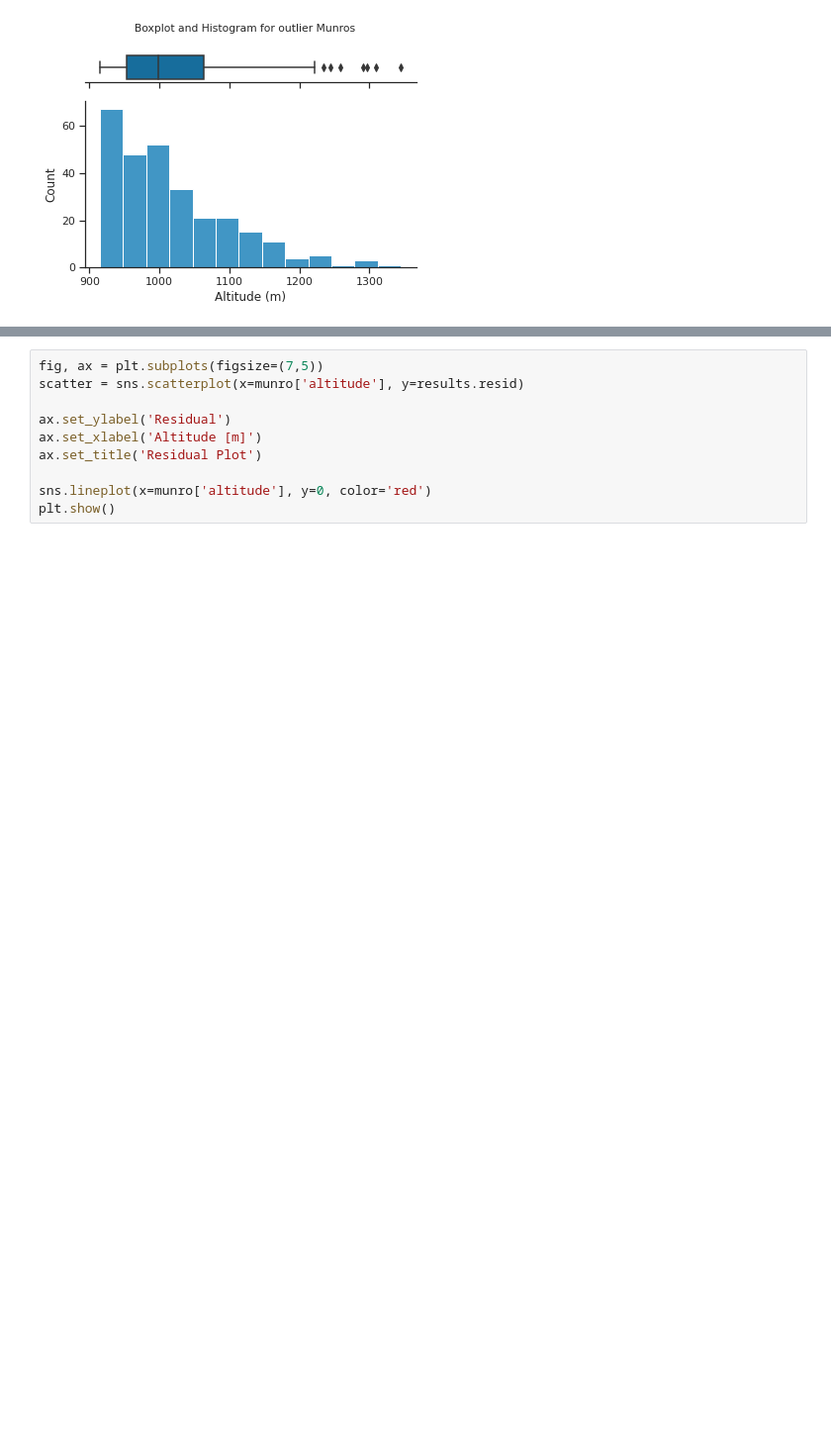
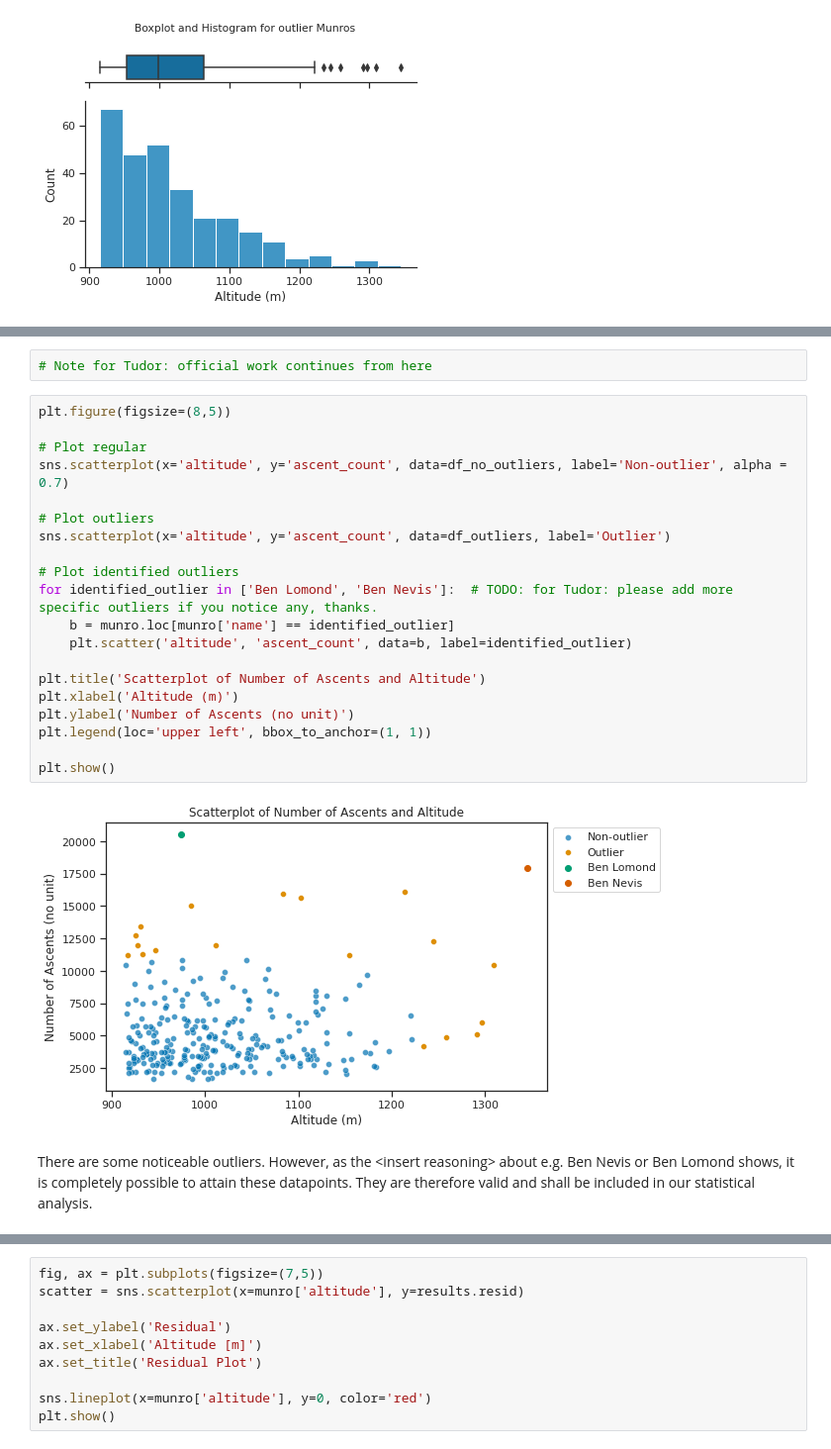
Before and after one commit to filipbalucha/FDS_final_project, a Jupyter notebook: PCA.ipynb, the cells around one changed output, grey strips where cells are left out. Shown at 99% size. Drawn from its saved outputs; the diff is of its cells as text; blank space fills up the shorter version.

```diff
--- a/PCA.ipynb
+++ b/PCA.ipynb
@@ -90 +179,27 @@ plt.show()
+# %%
+# Note for Tudor: official work continues from here
+# %%
+plt.figure(figsize=(8,5))
+
+# Plot regular
+sns.scatterplot(x='altitude', y='ascent_count', data=df_no_outliers, label='Non-outlier', alpha = 0.7)
+
+# Plot outliers
+sns.scatterplot(x='altitude', y='ascent_count', data=df_outliers, label='Outlier')
+
+# Plot identified outliers
+for identified_outlier in ['Ben Lomond', 'Ben Nevis']:  # TODO: for Tudor: please add more specific outliers if you notice any, thanks.
+    b = munro.loc[munro['name'] == identified_outlier]
+    plt.scatter('altitude', 'ascent_count', data=b, label=identified_outlier)
+
+plt.title('Scatterplot of Number of Ascents and Altitude')
+plt.xlabel('Altitude (m)')
+plt.ylabel('Number of Ascents (no unit)')
+plt.legend(loc='upper left', bbox_to_anchor=(1, 1))
+
+plt.show()
+# %% [output]
+[figure, added]
+# %% [markdown]
+There are some noticeable outliers. However, as the <insert reasoning\> about e.g. Ben Nevis or Ben Lomond shows, it is completely possible to attain these datapoints. They are therefore valid and shall be included in our statistical analysis.
 # %% [markdown]
```
Also changed, not shown: parts of 54 cells of this notebook, 3 other files.
